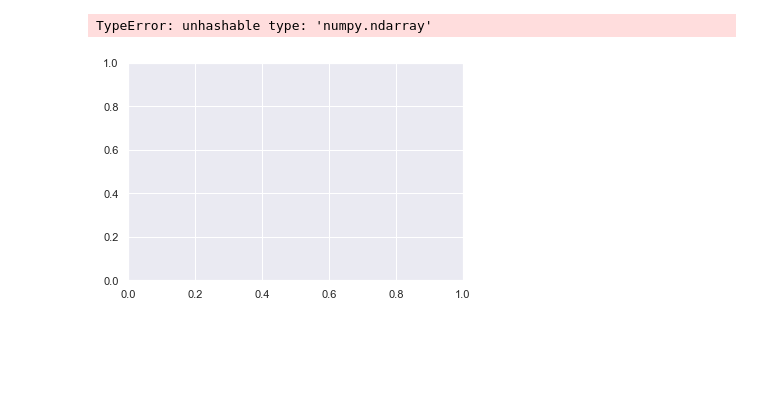
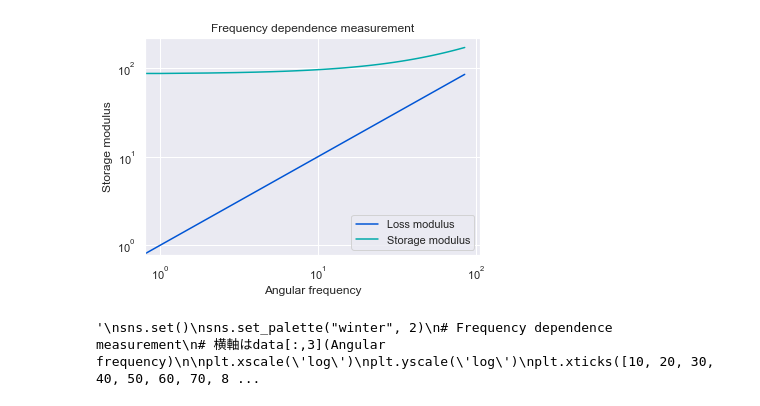
Before and after one commit to komainu99/dynamic-mechanical-analysis, a Jupyter notebook: debug.ipynb, the cells around one changed output. Drawn from its saved outputs; the diff is of its cells as text; code cells hidden in the pictures; blank space fills up the shorter version.

```diff
--- a/debug.ipynb
+++ b/debug.ipynb
@@ -3,43 +3,51 @@ import numpy as np
 import pandas as pd
 import matplotlib.pyplot as plt
 import seaborn as sns
-
 %matplotlib inline
 
-df = pd.read_table('/Volumes/KAZU-USB/220623_Rheo/x1stg03%10_500rads.txt', header=90)
+file_path = '/Volumes/KAZU-USB/220623_Rheo/x1stg03%10_500rads.txt'
+
+df = pd.read_table(file_path, header=90)
 df.drop(index=0, inplace=True)
 
 fig, ax = plt.subplots()
-ax.plot(df[:5], df[:1])
 
-ax.set_xlabel(df[0:5])
-ax.set_ylabel("y-label")
+plt.plot(df['Angular frequency'], df['Loss modulus'], label='Loss modulus')
+plt.plot(df['Angular frequency'], df['Storage modulus'], label="Storage modulus")
+
+ax.set_xscale('log')
+ax.set_yscale('log')
+ax.set_xlabel('Angular frequency')
+ax.set_ylabel("Storage modulus")
+plt.title("Frequency dependence measurement")
+
+plt.legend()
 
 plt.show()
 '''
 sns.set()
 sns.set_palette("winter", 2)
 # Frequency dependence measurement
 # 横軸はdata[:,3](Angular frequency)
 
 plt.xscale('log')
 plt.yscale('log')
 plt.xticks([10, 20, 30, 40, 50, 60, 70, 80, 90, 100, 200, 300, 400, 500])
 
 plt.plot(df[:,3], df[:,0], label="Storage modulus")
 plt.plot(df[:,3], df[:,1], label="Loss modulus")
 # plt.plot(data[:,0], data[:,2], label="Tan(delta)")
 # plt.plot(data[:,0], data[:,9], label="Complex viscosity")
 
 plt.title("Frequency dependence measurement")
 plt.xlabel("Frequency[rad/s]")
 plt.ylabel("G'/G''[Pa]")
 
 
 plt.legend()
 
 plt.savefig("output-figs/test220622.png")
 '''
 # %% [output]
+[figure, new version]
-TypeError: unhashable type: 'numpy.ndarray'
+'\nsns.set()\nsns.set_palette("winter", 2)\n# Frequency dependence measurement\n# 横軸はdata[:,3](Angular frequency)\n\nplt.xscale(\'log\')\nplt.yscale(\'log\')\nplt.xticks([10, 20, 30, 40, 50, 60, 70, 8 ...
-[figure, old version]
```
Also changed, not shown: parts of 1 cell of this notebook.
